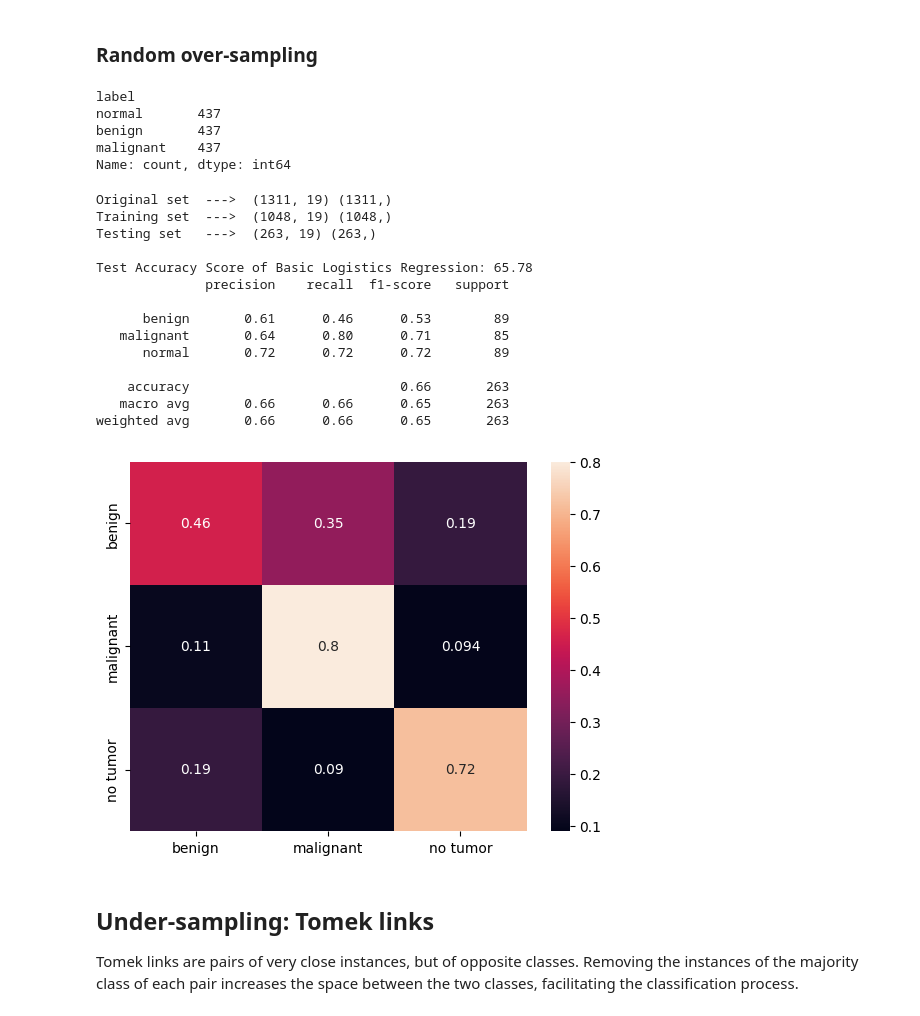
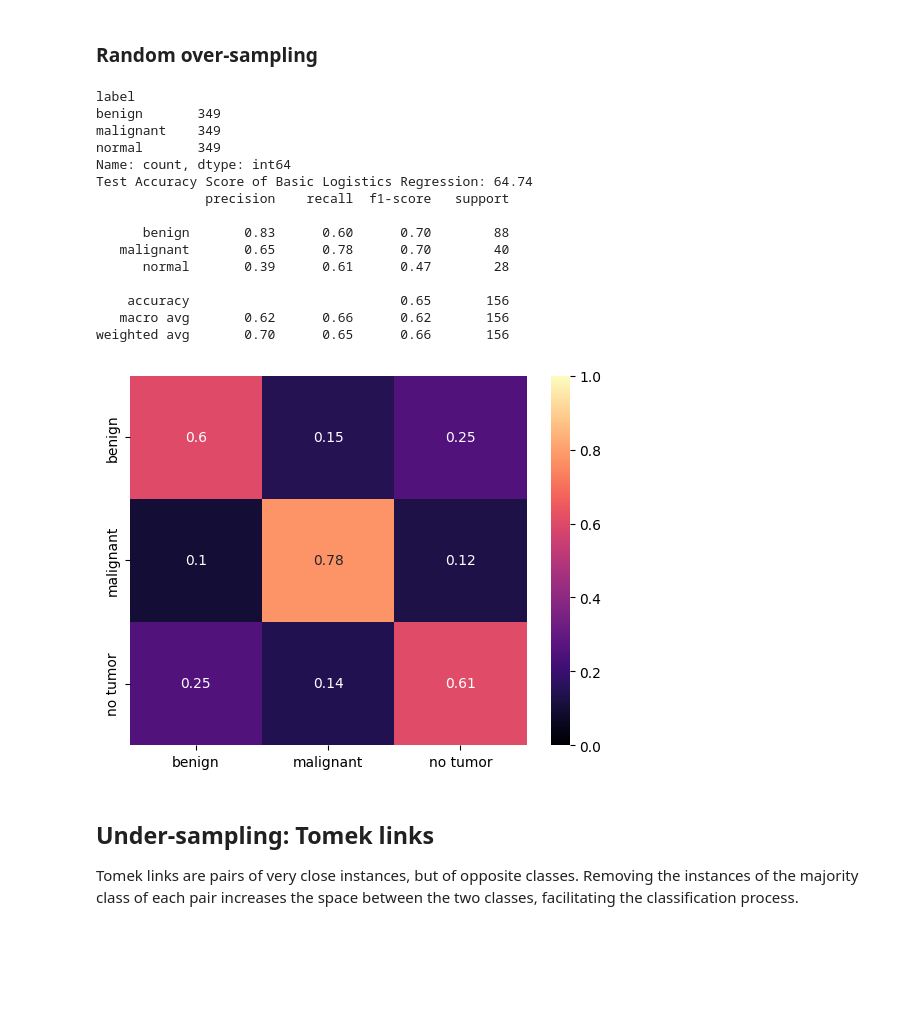
Before and after one commit to SamTheMar/Breast_Tumor_AII, a Jupyter notebook: Classification_ML.ipynb, the cells around one changed output. Drawn from its saved outputs; the diff is of its cells as text; code cells hidden in the pictures; blank space fills up the shorter version.

```diff
--- a/Classification_ML.ipynb
+++ b/Classification_ML.ipynb
@@ -277,42 +264,29 @@ weighted avg       0.64      0.64      0.64        80
 # %% [markdown]
 ### Random over-sampling
 # %%
-rus = RandomOverSampler(random_state=15, sampling_strategy='not majority')
-X_rus, Y_rus = rus.fit_resample(X, Y)
+ros = RandomOverSampler(random_state=15, sampling_strategy='not majority')
+X_train_ros, Y_train_ros = ros.fit_resample(x_train, y_train)
 
-print(Y_rus.value_counts())
+print(Y_train_ros.value_counts())
+
+logistic_regression(X_train_ros, Y_train_ros, x_test, y_test, labels, 'true')
 # %% [output]
 label
-normal       437
-benign       437
-malignant    437
+benign       349
+malignant    349
+normal       349
 Name: count, dtype: int64
+Test Accuracy Score of Basic Logistics Regression: 64.74
+              precision    recall  f1-score   support
+
+      benign       0.83      0.60      0.70        88
+   malignant       0.65      0.78      0.70        40
+      normal       0.39      0.61      0.47        28
+
+    accuracy                           0.65       156
+   macro avg       0.62      0.66      0.62       156
+weighted avg       0.70      0.65      0.66       156
+[figure, added]
-# %%
-X_std = std.fit_transform(X_rus)
-
-x_train, x_test, y_train, y_test = train_test_split(X_std, Y_rus, train_size=0.8, test_size=0.2, random_state=15)
-
-print('Original set  ---> ', X_rus.shape, Y_rus.shape)
-print('Training set  ---> ', x_train.shape, y_train.shape)
-print('Testing set   ---> ', x_test.shape, y_test.shape, '\n')
-
-logistic_regression(x_train, y_train, labels, 'true')
-# %% [output]
-Original set  --->  (1311, 19) (1311,)
-Training set  --->  (1048, 19) (1048,)
-Testing set   --->  (263, 19) (263,)
-
-Test Accuracy Score of Basic Logistics Regression: 65.78
-              precision    recall  f1-score   support
-
-      benign       0.61      0.46      0.53        89
-   malignant       0.64      0.80      0.71        85
-      normal       0.72      0.72      0.72        89
-
-    accuracy                           0.66       263
-   macro avg       0.66      0.66      0.65       263
-weighted avg       0.66      0.66      0.65       263
-[figure, removed]
 # %% [markdown]
 ## Under-sampling: Tomek links
 Tomek links are pairs of very close instances, but of opposite classes. Removing the instances of the majority class of each pair increases the space between the two classes, facilitating the classification process.
```
Also changed, not shown: parts of 16 cells of this notebook, 1 other file.
